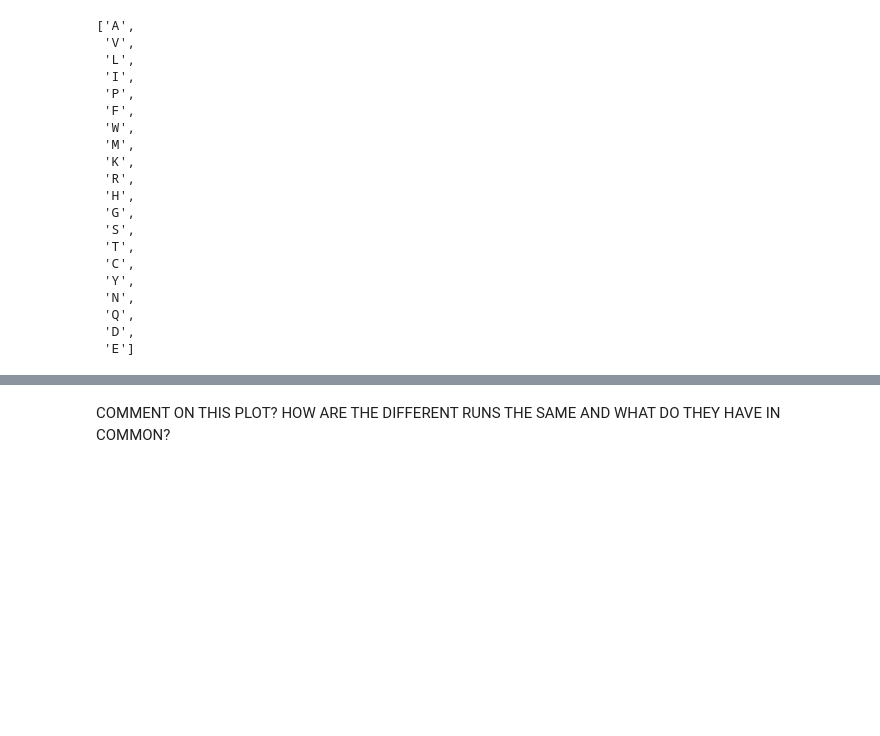
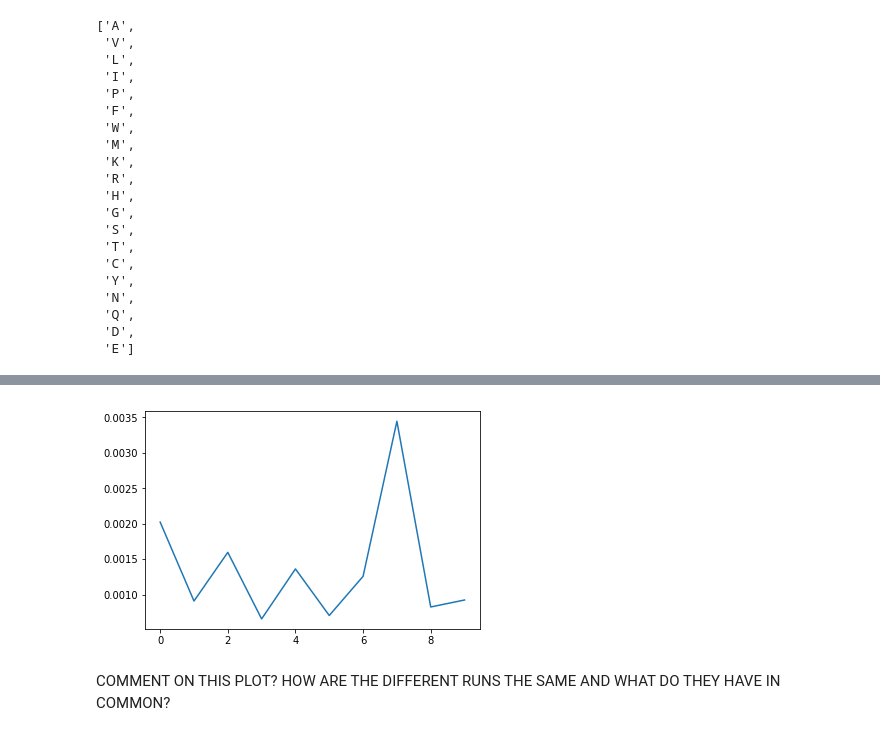
Before and after one commit to Beramos/SelectedTopicsOptimization, a Jupyter notebook: Chapters/10.Bioinspired/Chapter10.ipynb, the cells around one changed output, grey strips where cells are left out. Cells and saved outputs as stored; diff of their text form; code cells hidden in the pictures; blank space fills up the shorter version.

```diff
--- a/Chapters/10.Bioinspired/Chapter10.ipynb
+++ b/Chapters/10.Bioinspired/Chapter10.ipynb
@@ -340,7 +340,7 @@ def hill_climbing(peptidesize=None, peptide=None, scoring=score_peptide):
     peptides = [peptide]
     while True:
         new_score, new_peptide = explore_peptide_region(peptide, scoring)
-        if new_score > best_scores[:-1]:   #  improvement?
+        if new_score > best_scores[-1]:   #  improvement?
             best_scores.append(new_score)
             peptides.append(new_peptide)
         else:
@@ -348,8 +348,13 @@ def hill_climbing(peptidesize=None, peptide=None, scoring=score_peptide):
     return peptides, best_scores
 # %%
 %%time
-peptides, best_scores = hill_climbing('AVAAS')
+peptides, best_scores = hill_climbing(peptidesize=10)
+scores = []
 
+for i in range(0,10):
+    peptides, best_scores = hill_climbing(peptidesize=10)
+    scores.append(best_scores[-1])
+plt.plot(scores)
 # make a plot of the running of hill climbing
 # for ten runs
 # %% [output]
@@ -357,3 +363,4 @@ TypeError: 'str' object cannot be interpreted as an integer
+[figure, added]
 # %% [markdown]
 COMMENT ON THIS PLOT? HOW ARE THE DIFFERENT RUNS THE SAME AND WHAT DO THEY HAVE IN COMMON?
 # %% [markdown]
```
Also changed, not shown: parts of 10 cells of this notebook, 1 other file.
